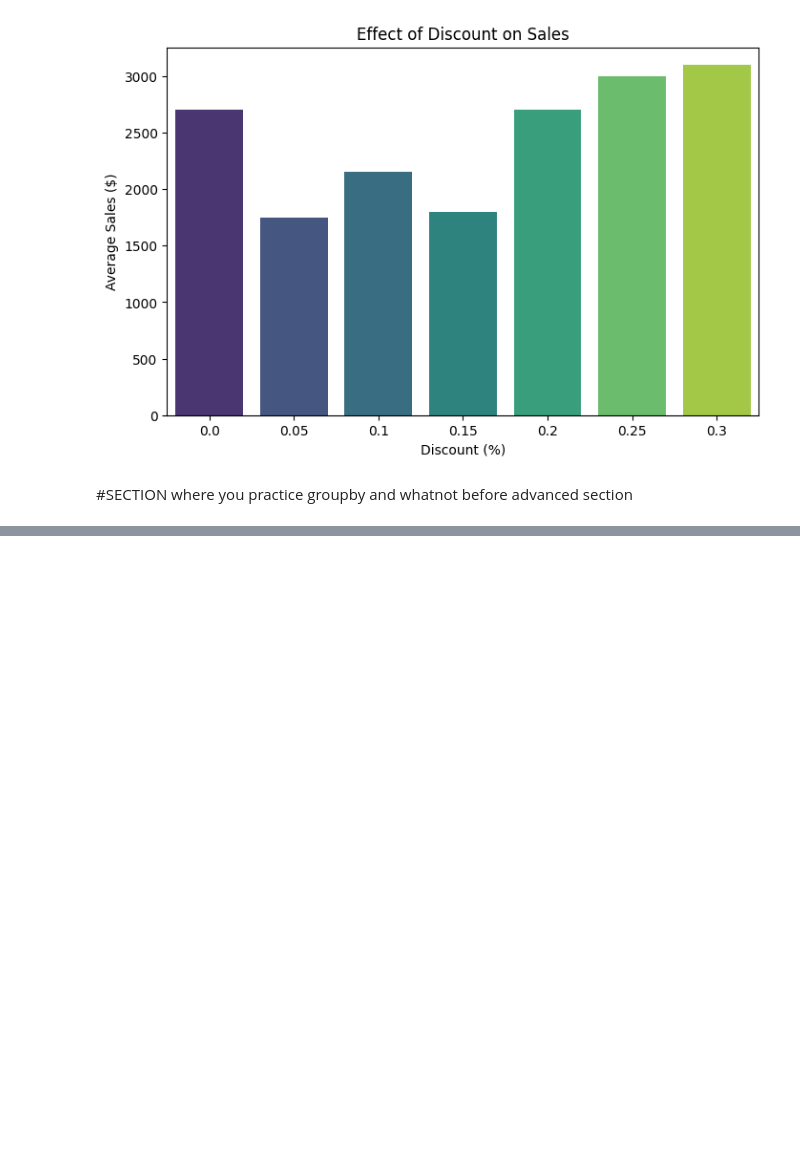
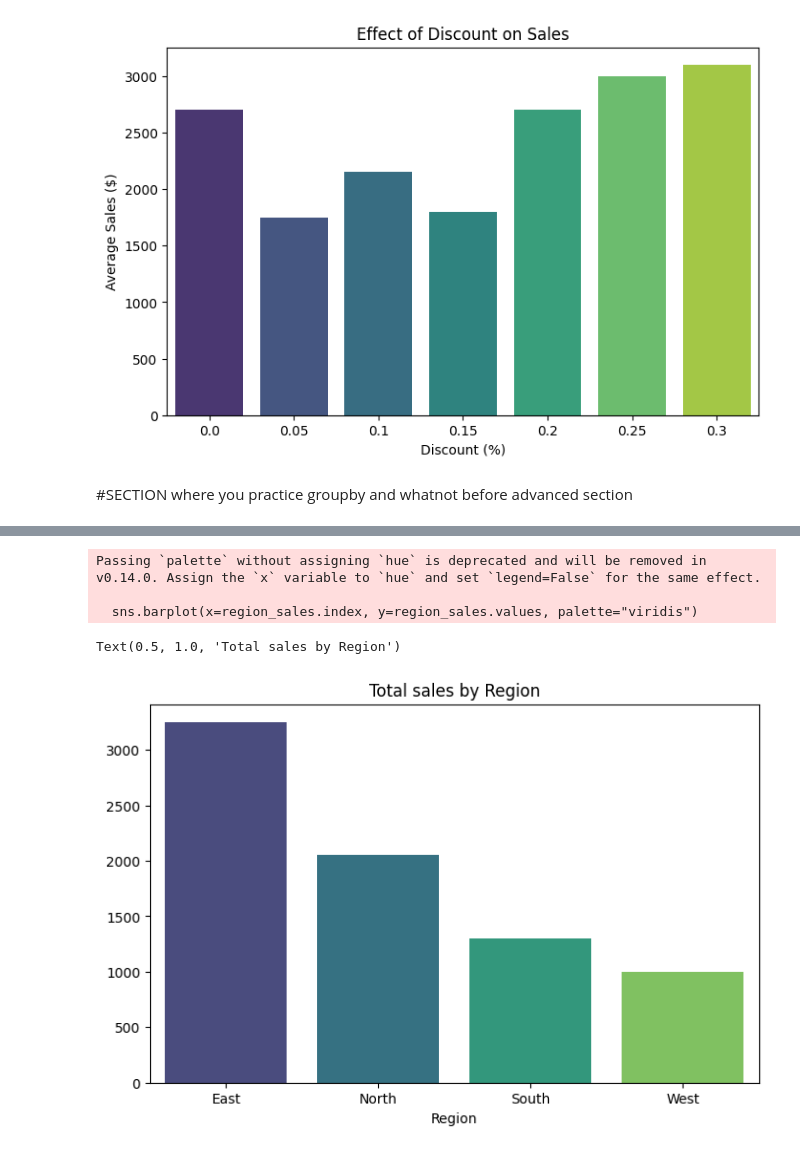
Before and after one commit to jonataneklof2025/Python-for-data-analys-youtube-kurs, a Jupyter notebook: pythonpractice.ipynb, the cells around one changed output, grey strips where cells are left out. Cells and saved outputs as stored; diff of their text form; code cells hidden in the pictures; blank space fills up the shorter version.

```diff
--- a/pythonpractice.ipynb
+++ b/pythonpractice.ipynb
@@ -1256,3 +1256,17 @@ Passing `palette` without assigning `hue` is deprecated and will be removed in v
 [figure]
 # %% [markdown]
 #SECTION where you practice groupby and whatnot before advanced section
+# %%
+import pandas as pd
+
+# Creating a messy dataset
+data = {
+    "Employee": ["Alice", "Bob", "Charlie", "David", "Eve", "Frank", "Grace", "Hannah", "Alice", "Eve"],
+    "Sales_Amount": [500, 700, "1,200", None, 950, "750", 600, "1,000", 800, "1,100"],
+    "Region": ["North", "South", "East", "West", "East", "North", "South", "West", "North", "East"],
+    "Sales_Quarter": ["Q1", "Q1", "Q2", "Q3", "Q2", "Q3", "Q4", "Q1", "Q2", "Q4"],
+    "Target_Achieved": [True, False, True, False, True, True, False, False, True, True]
+}
+
+df = pd.DataFrame(data)
+print(df)
@@ -1258,0 +1285,14 @@ Passing `palette` without assigning `hue` is deprecated and will be removed in v
+# %%
+def text_to_number(text):
+    num_dict = {
+        "1200": 1200,
+        "750": 750,
+        "1000 ": 1000,
+        "1100": 1100
+    }
+    return num_dict.get(text, text)
+
+# Clean Sales & Profit columns
+df["Sales_Amount"] = df["Sales_Amount"].astype(str).str.replace(",", "").apply(text_to_number)
+df["Sales_Amount"] = pd.to_numeric(df["Sales_Amount"], errors="coerce")
+df
@@ -1258,0 +1311,15 @@ Passing `palette` without assigning `hue` is deprecated and will be removed in v
+# %%
+import matplotlib.pyplot as plt
+import seaborn as sns
+
+region_sales = df.groupby("Region")["Sales_Amount"].sum()
+
+plt.figure(figsize=(8,5))
+sns.barplot(x=region_sales.index, y=region_sales.values, palette="viridis")
+plt.title("Total sales by Region")
+# %% [output]
+Passing `palette` without assigning `hue` is deprecated and will be removed in v0.14.0. Assign the `x` variable to `hue` and set `legend=False` for the same effect.
+
+  sns.barplot(x=region_sales.index, y=region_sales.values, palette="viridis")
+Text(0.5, 1.0, 'Total sales by Region')
+[figure, added]
```
Also changed, not shown: parts of 5 cells of this notebook.
